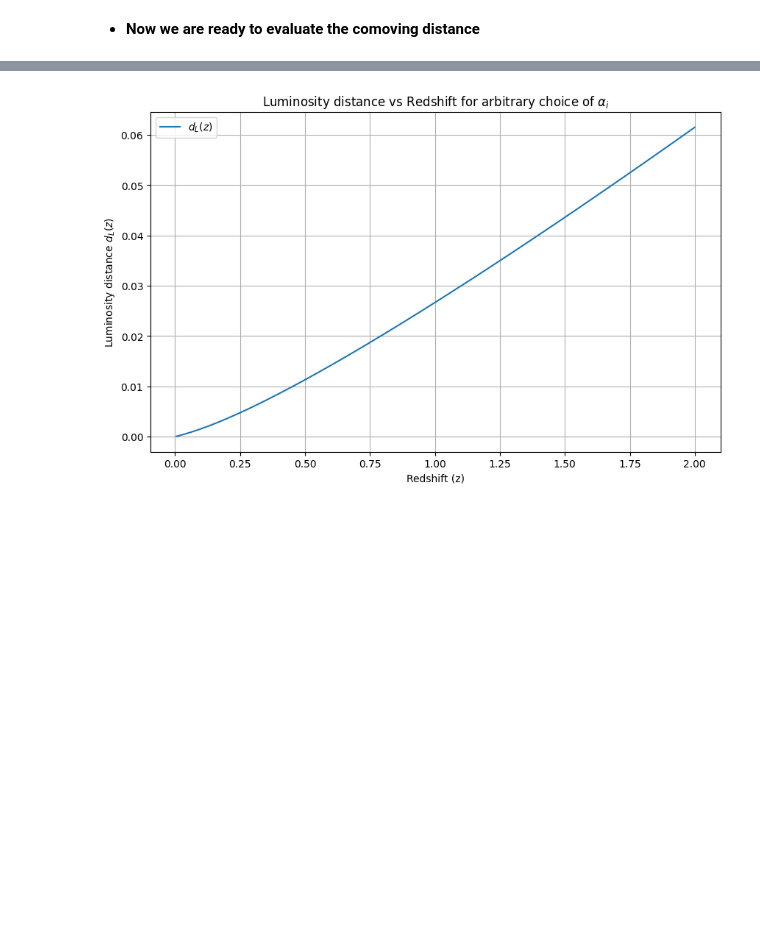
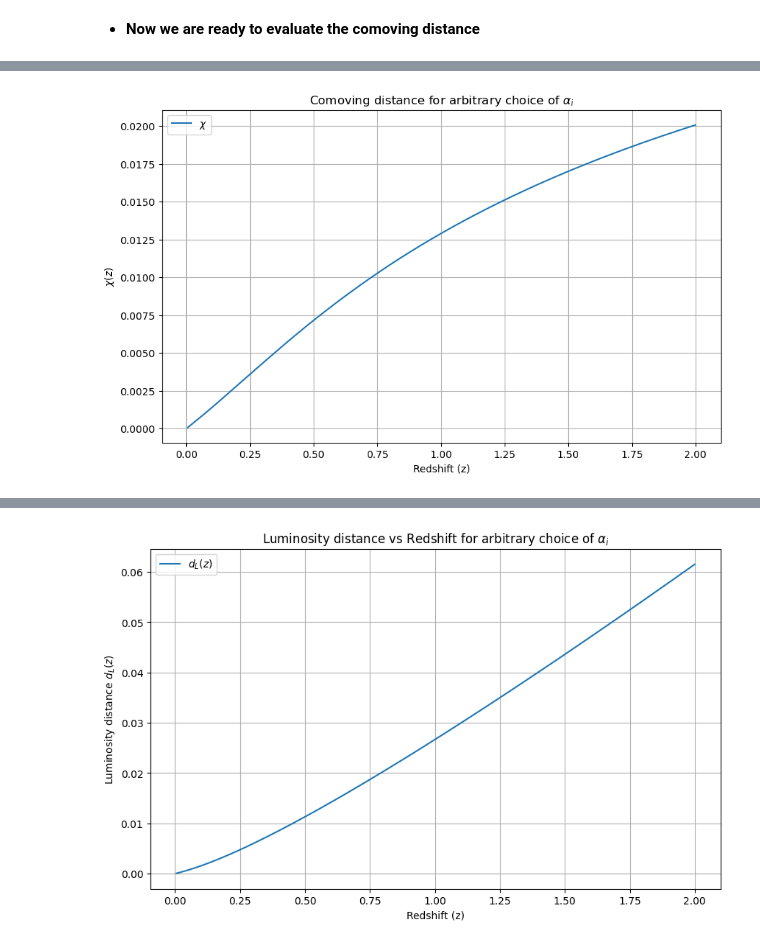
Before and after one commit to SBU-COSMOLIKE/emul2024, a Jupyter notebook: artemis/uniform_sampling_PCs.ipynb, the cells around one changed output, grey strips where cells are left out. Drawn from its saved outputs; the diff is of its cells as text; code cells hidden in the pictures; blank space fills up the shorter version.

```diff
--- a/artemis/uniform_sampling_PCs.ipynb
+++ b/artemis/uniform_sampling_PCs.ipynb
@@ -183,8 +216,7 @@ def comov_dist(z, omegade_interp_fun, H0, Om, Ok):
         raise ValueError('Comoving distance: Bad Input, Om, Ok')
     else:
         # integrate.quad return the value of the integral and the estimate on the absolute error of the result
-        # result, _ = integrate.quad(integrand_comov, 0, z, args=(omegade_interp_fun, H0, Om, Ok), limit=1000)
+        result, _ = integrate.quad(integrand_comov, 0, z, args=(omegade_interp_fun, H0, Om, Ok), limit=2000)
         ## Romberg works with no error messages but takes forever
         # result = integrate.romberg(integrand_comov, 0, z, args=(omegade_interp_fun, H0, Om, Ok), divmax=20)
-        result, _ = integrate.quad_vec(lambda x: integrand_comov(x, omegade_interp_fun, H0, Om, Ok), 0 , z)
         return result
@@ -191,3 +232,17 @@ def comov_dist(z, omegade_interp_fun, H0, Om, Ok):
+# %%
+
+# Plotting
+plt.figure(figsize=(10, 6))
+plt.plot(zpoints, test_list, label=r'$\chi$')
+plt.xlabel('Redshift (z)')
+plt.ylabel(r'$\chi (z)$')
+plt.title(r'Comoving distance for arbitrary choice of $\alpha_i$')
+plt.legend()
+plt.grid(True)
+plt.show()
+# np.save('interpolated_comov_dist.npy', test_list)
+# %% [output]
+[figure, added]
 # %%
 ## Example plot of  1/ H(z) to check the shape of the function
 #omegade_interp_fun1 = omegade_interp(zbins, alphastest1, eigenvectors)
```
Also changed, not shown: parts of 31 cells of this notebook, 5 other files.
